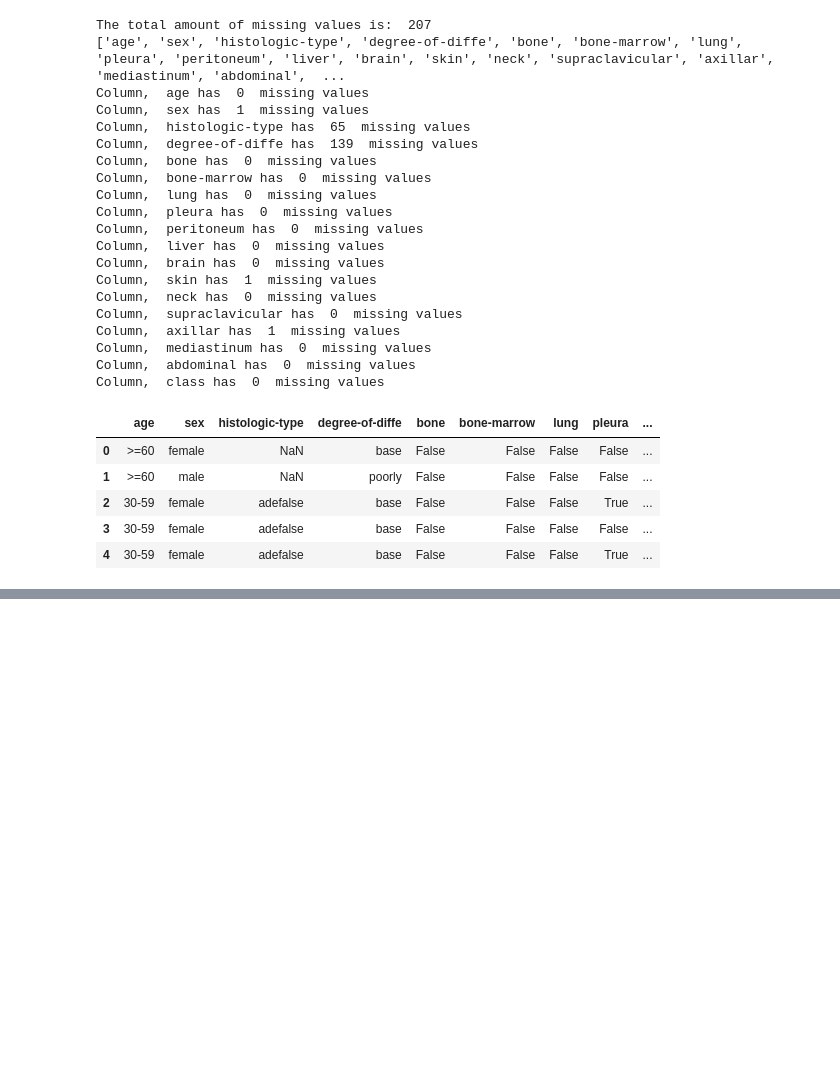
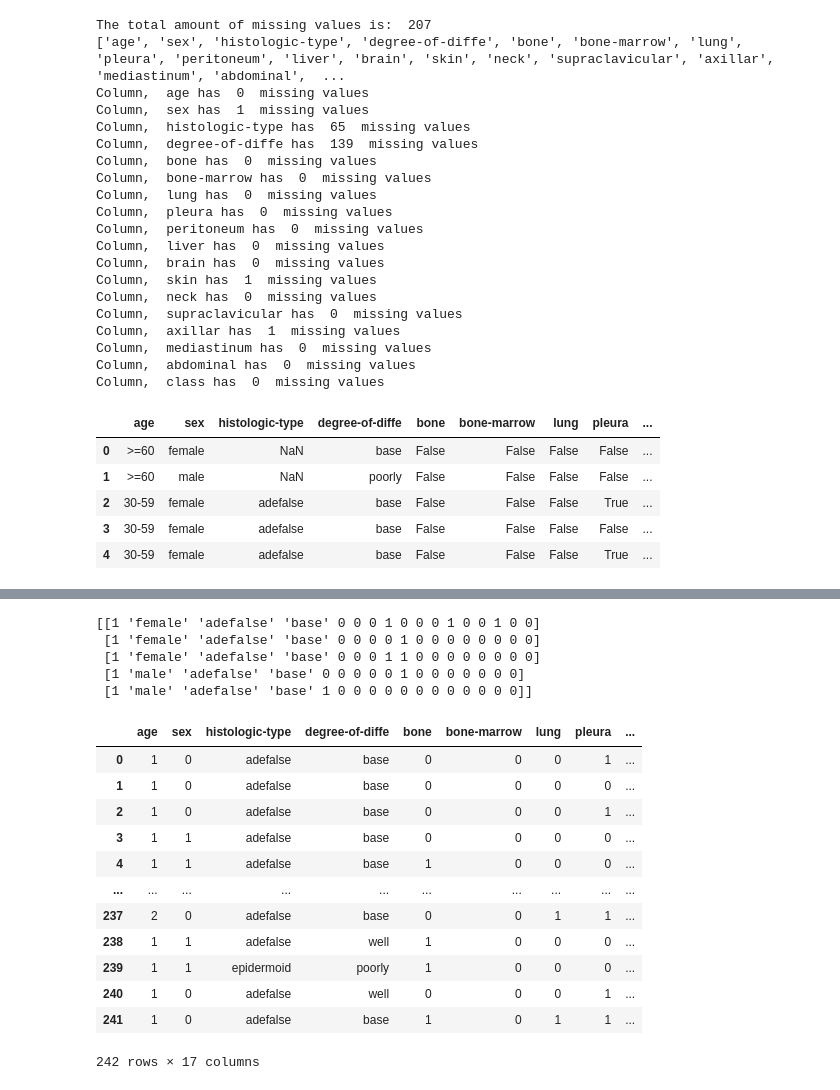
Before and after one commit to AndrewH-ML/TumorClassification, a Jupyter notebook: PrimaryTumor.ipynb, the cells around one changed output, grey strips where cells are left out. Saved outputs shown, nothing was run; the diff lists cells and outputs as text; code cells hidden in the pictures; blank space fills up the shorter version.

```diff
--- a/PrimaryTumor.ipynb
+++ b/PrimaryTumor.ipynb
@@ -155,0 +127,11 @@ Name: age, dtype: int64
+# %%
+# find indicies of True/False Values we want to transform
+bools = X.select_dtypes(include = ['bool', 'object']).columns
+bools = bools.delete((0, 1, 2, 3)) #delete indicies of columns that aren't in True/False Format
+print(bools)
+
+for i in bools:
+  temp = X[i].astype(int)
+  X[i] = temp
+
+print(X)
@@ -155,0 +157,47 @@ Name: age, dtype: int64
+# %%
+# ordinal encoding for age, meaning we care about the ordering of the labels
+columns = X.columns.to_list()
+X = X.to_numpy()
+j = 0 #iterate through first column
+for i in range(0, X.shape[0], 1):
+  if X[i, j] == '<30':
+    X[i, j] = 0
+  elif X[i, j] == '30-59':
+    X[i, j] = 1
+  elif X[i, j] == '>=60':
+    X[i, j] = 2
+  else:
+    print('error', i, X[i, j]) #for debugging...
+print(X[0:5, :])
+# %% [output]
+[[1 'female' 'adefalse' 'base' 0 0 0 1 0 0 0 1 0 0 1 0 0]
+ [1 'female' 'adefalse' 'base' 0 0 0 0 1 0 0 0 0 0 0 0 0]
+ [1 'female' 'adefalse' 'base' 0 0 0 1 1 0 0 0 0 0 0 0 0]
+ [1 'male' 'adefalse' 'base' 0 0 0 0 0 1 0 0 0 0 0 0 0]
+ [1 'male' 'adefalse' 'base' 1 0 0 0 0 0 0 0 0 0 0 0 0]]
+# %%
+# we'll do a simple 1/0 encoding for male, female, while checking capitalization
+j = 1
+for i in range(0, X.shape[0], 1):
+  if X[i, j].lower() == 'female':
+    X[i, j] = 0
+  elif X[i, j].lower() == 'male':
+    X[i, j] = 1
+  else:
+    print('error', i, X[i, j])
+X = pd.DataFrame(X, columns = columns)
+X
+# %% [output]
+|  | age | sex | histologic-type | degree-of-diffe | bone | bone-marrow | lung | pleura | ... |
+| 0 | 1 | 0 | adefalse | base | 0 | 0 | 0 | 1 | ... |
+| 1 | 1 | 0 | adefalse | base | 0 | 0 | 0 | 0 | ... |
+| 2 | 1 | 0 | adefalse | base | 0 | 0 | 0 | 1 | ... |
+| 3 | 1 | 1 | adefalse | base | 0 | 0 | 0 | 0 | ... |
+| 4 | 1 | 1 | adefalse | base | 1 | 0 | 0 | 0 | ... |
+| ... | ... | ... | ... | ... | ... | ... | ... | ... | ... |
+| 237 | 2 | 0 | adefalse | base | 0 | 0 | 1 | 1 | ... |
+| 238 | 1 | 1 | adefalse | well | 1 | 0 | 0 | 0 | ... |
+| 239 | 1 | 1 | epidermoid | poorly | 1 | 0 | 0 | 0 | ... |
+| 240 | 1 | 0 | adefalse | well | 0 | 0 | 0 | 1 | ... |
+| 241 | 1 | 0 | adefalse | base | 1 | 0 | 1 | 1 | ... |
+242 rows × 17 columns
```
Also changed, not shown: parts of 23 cells of this notebook.
